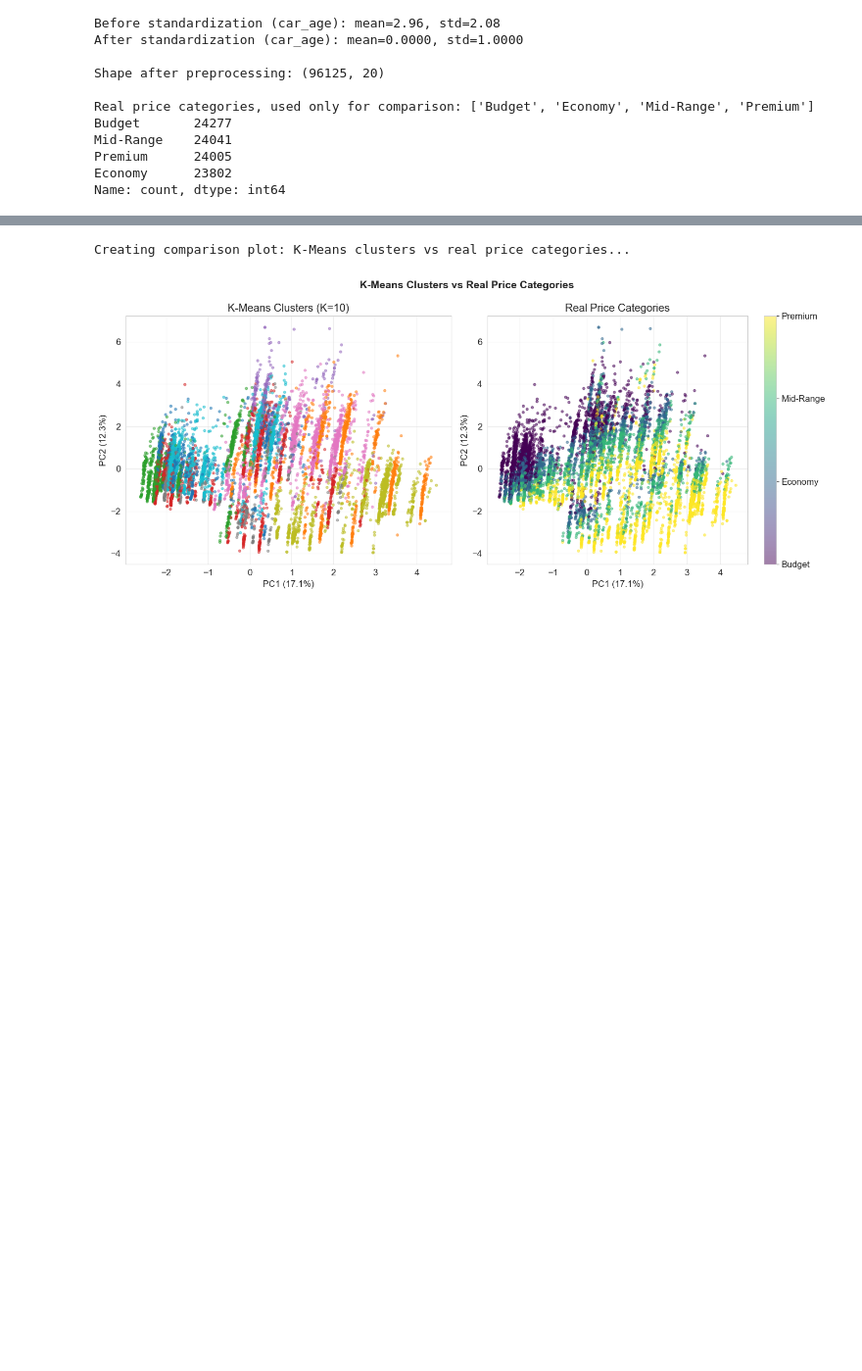
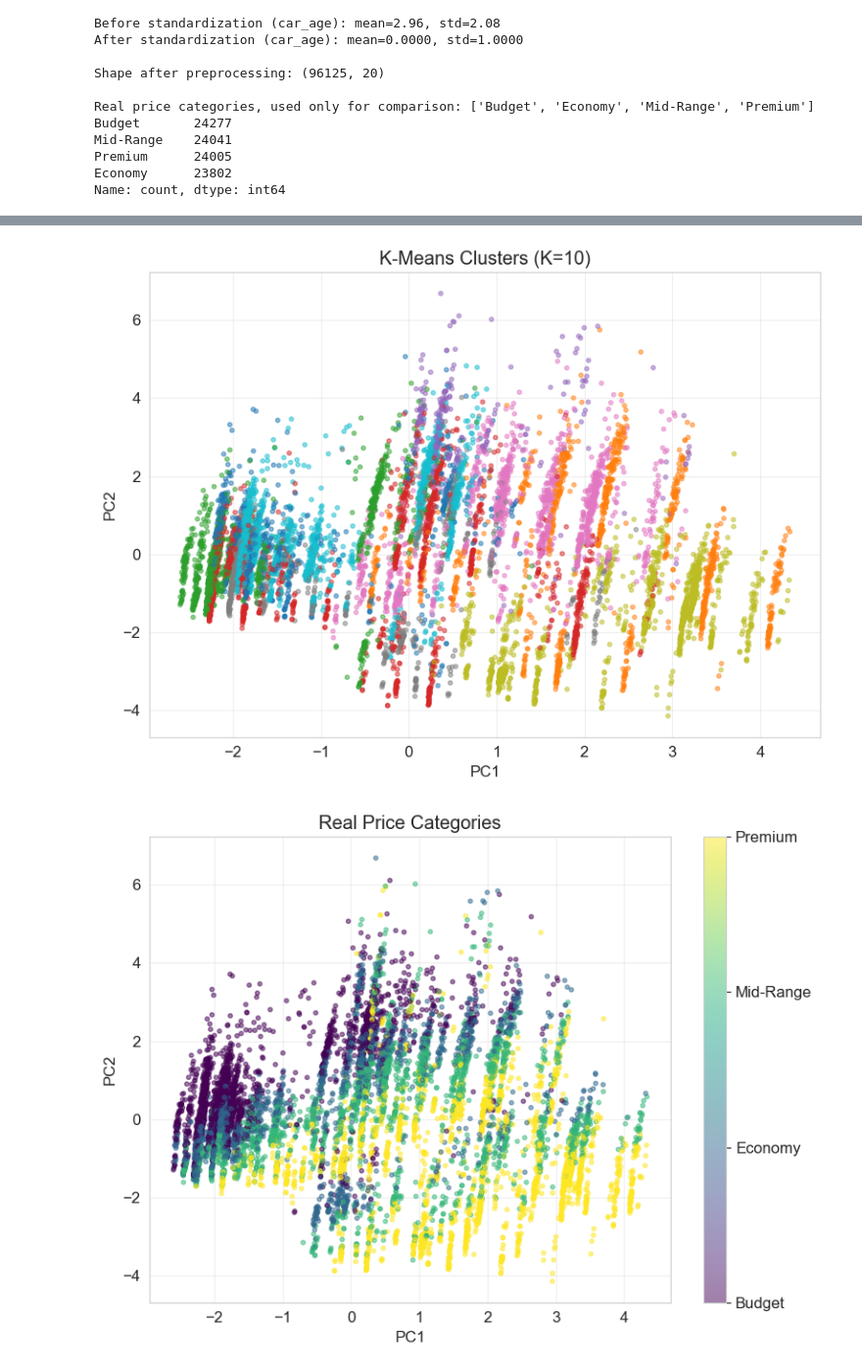
Before and after one commit to ErinaTernava/AutoValue, a Jupyter notebook: notebooks/clustering.ipynb, the cells around one changed output, grey strips where cells are left out. Shown at 98% size. Drawn from its saved outputs; the diff is of its cells as text; code cells hidden in the pictures; blank space fills up the shorter version.

```diff
--- a/notebooks/clustering.ipynb
+++ b/notebooks/clustering.ipynb
@@ -1428,8 +1454,6 @@ Hierarchical 0.0690 0.1173
 
 Best Algorithm According to NMI: DBSCAN
 # %%
-print('Creating comparison plot: K-Means clusters vs real price categories...')
-
 PLOT_SAMPLE_SIZE = 10000
 
 if len(X_scaled) > PLOT_SAMPLE_SIZE:
@@ -1448,15 +1472,9 @@ else:
     labels_kmeans_plot = labels_kmeans
     y_price_plot = np.array(y_price_category)
 
-fig, axes = plt.subplots(1, 2, figsize=(14, 6))
+plt.figure(figsize=(8, 6))
 
-fig.suptitle(
-    'K-Means Clusters vs Real Price Categories',
-    fontsize=14,
-    fontweight='bold'
-)
-
-scatter1 = axes[0].scatter(
+plt.scatter(
     X_pca_plot[:, 0],
     X_pca_plot[:, 1],
     c=labels_kmeans_plot,
@@ -1465,46 +1483,59 @@ scatter1 = axes[0].scatter(
     s=10
 )
 
-axes[0].set_title(f'K-Means Clusters (K={OPTIMAL_K})')
-axes[0].set_xlabel(f'PC1 ({pca_2d.explained_variance_ratio_[0]*100:.1f}%)')
-axes[0].set_ylabel(f'PC2 ({pca_2d.explained_variance_ratio_[1]*100:.1f}%)')
-axes[0].grid(True, alpha=0.3)
+plt.title(f'K-Means Clusters (K={OPTIMAL_K})')
+plt.xlabel('PC1')
+plt.ylabel('PC2')
+plt.grid(True, alpha=0.3)
+
+plt.tight_layout()
+
+plt.savefig(
+    'plots/kmeans_clusters_pca.png',
+    dpi=150,
+    bbox_inches='tight'
+)
+
+plt.show()
 
 price_order = ['Budget', 'Economy', 'Mid-Range', 'Premium']
+
 price_category_numeric = pd.Categorical(
     y_price_plot,
     categories=price_order,
     ordered=True
 ).codes
 
-scatter2 = axes[1].scatter(
+plt.figure(figsize=(8, 6))
+
+scatter = plt.scatter(
     X_pca_plot[:, 0],
     X_pca_plot[:, 1],
     c=price_category_numeric,
     cmap='viridis',
     alpha=0.5,
     s=10
 )
 
-axes[1].set_title('Real Price Categories')
-axes[1].set_xlabel(f'PC1 ({pca_2d.explained_variance_ratio_[0]*100:.1f}%)')
-axes[1].set_ylabel(f'PC2 ({pca_2d.explained_variance_ratio_[1]*100:.1f}%)')
-axes[1].grid(True, alpha=0.3)
+plt.title('Real Price Categories')
+plt.xlabel('PC1')
+plt.ylabel('PC2')
+plt.grid(True, alpha=0.3)
 
-cbar = plt.colorbar(scatter2, ax=axes[1])
+cbar = plt.colorbar(scatter)
 cbar.set_ticks(range(len(price_order)))
 cbar.set_ticklabels(price_order)
 
 plt.tight_layout()
 
 plt.savefig(
-    'plots/clustering_vs_real_labels.png',
+    'plots/real_price_categories_pca.png',
     dpi=150,
     bbox_inches='tight'
 )
 
 plt.show()
 # %% [output]
-Creating comparison plot: K-Means clusters vs real price categories...
-[figure, old version]
+[figure, new version]
+[figure, added]
 # %%
```
Also changed, not shown: parts of 16 cells of this notebook, 13 other files.
